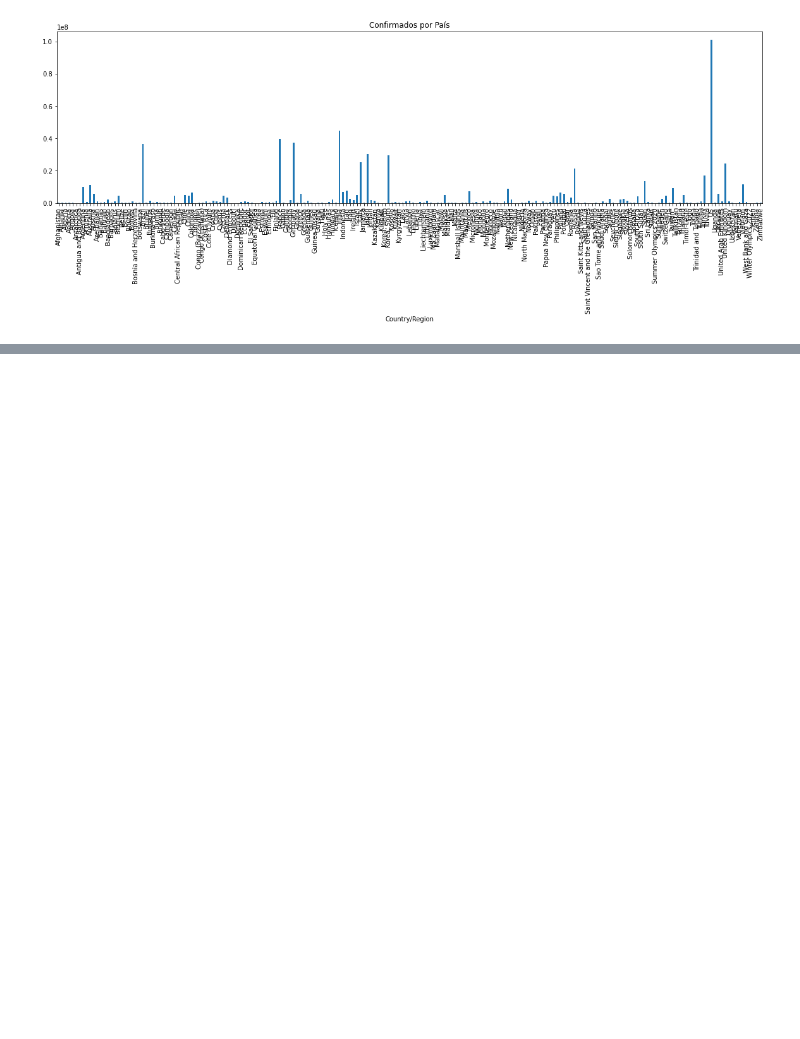
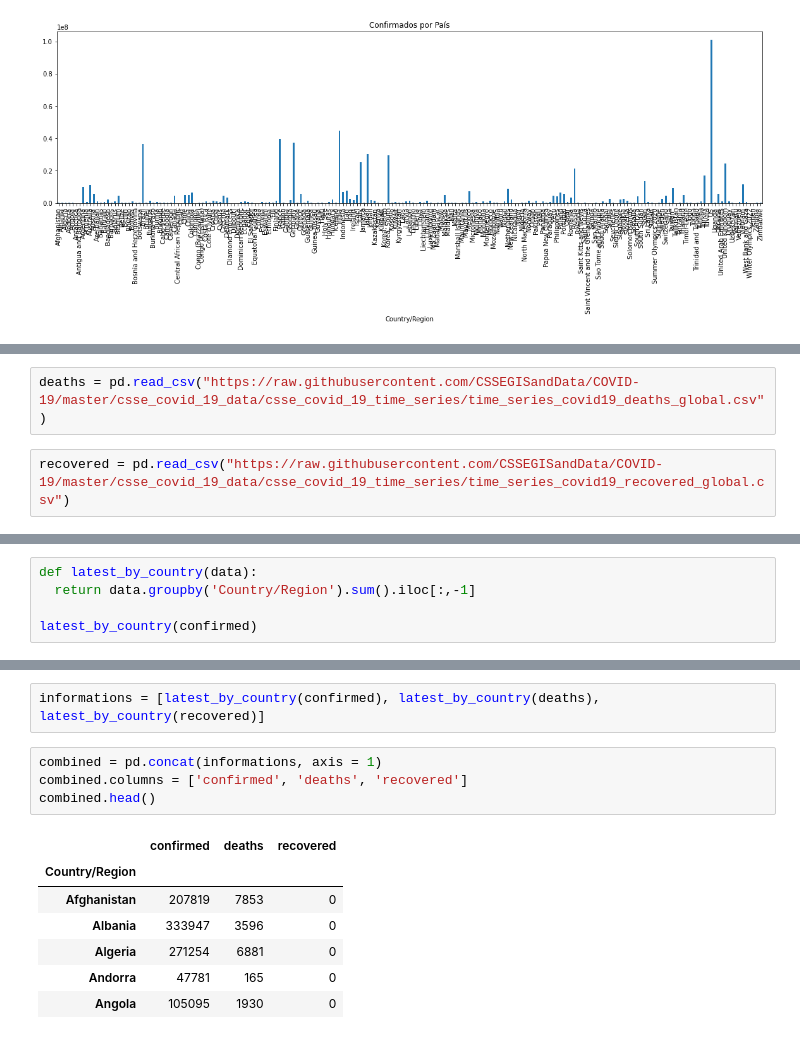
Before and after one commit to muriloWeber/dataScienceAlura, a Jupyter notebook: dataScienceAnalisesParaSaudeEMedicina/Data_Science_e_Saude.ipynb, the cells around one changed output, grey strips where cells are left out. Cells and saved outputs as stored; diff of their text form; blank space fills up the shorter version.

```diff
--- a/dataScienceAnalisesParaSaudeEMedicina/Data_Science_e_Saude.ipynb
+++ b/dataScienceAnalisesParaSaudeEMedicina/Data_Science_e_Saude.ipynb
@@ -262,3 +262,7 @@ plt.show()
 # podem sim ter casos ocorrendo, mas não confirmados
 # %% [output]
 [figure]
+# %%
+deaths = pd.read_csv("https://raw.githubusercontent.com/CSSEGISandData/COVID-19/master/csse_covid_19_data/csse_covid_19_time_series/time_series_covid19_deaths_global.csv")
+# %%
+recovered = pd.read_csv("https://raw.githubusercontent.com/CSSEGISandData/COVID-19/master/csse_covid_19_data/csse_covid_19_time_series/time_series_covid19_recovered_global.csv")
@@ -264,0 +288,5 @@ plt.show()
+# %%
+def latest_by_country(data):
+  return data.groupby('Country/Region').sum().iloc[:,-1]
+
+latest_by_country(confirmed)
@@ -264,0 +307,14 @@ plt.show()
+# %%
+informations = [latest_by_country(confirmed), latest_by_country(deaths), latest_by_country(recovered)]
+# %%
+combined = pd.concat(informations, axis = 1)
+combined.columns = ['confirmed', 'deaths', 'recovered']
+combined.head()
+# %% [output]
+|  | confirmed | deaths | recovered |
+| Country/Region |  |  |  |
+| Afghanistan | 207819 | 7853 | 0 |
+| Albania | 333947 | 3596 | 0 |
+| Algeria | 271254 | 6881 | 0 |
+| Andorra | 47781 | 165 | 0 |
+| Angola | 105095 | 1930 | 0 |
```
Also changed, not shown: parts of 10 cells of this notebook.
